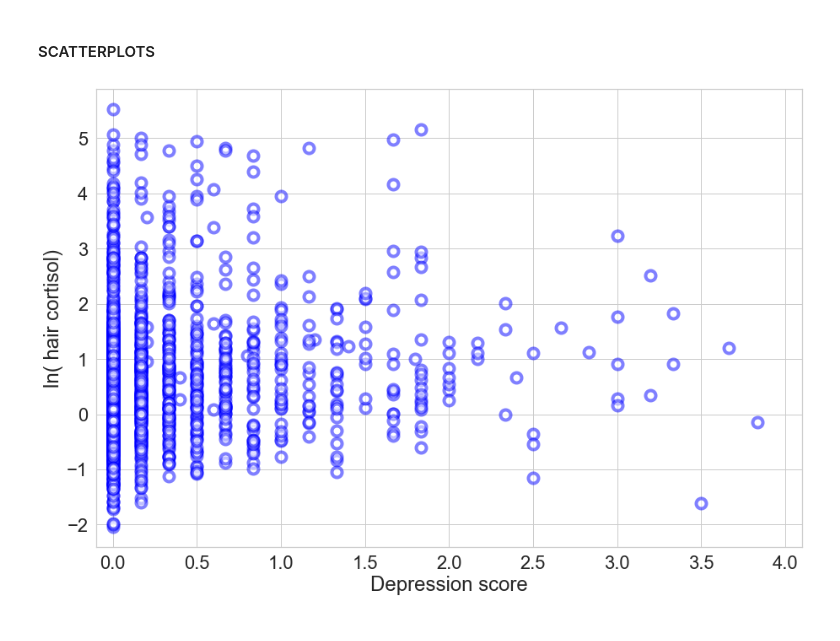
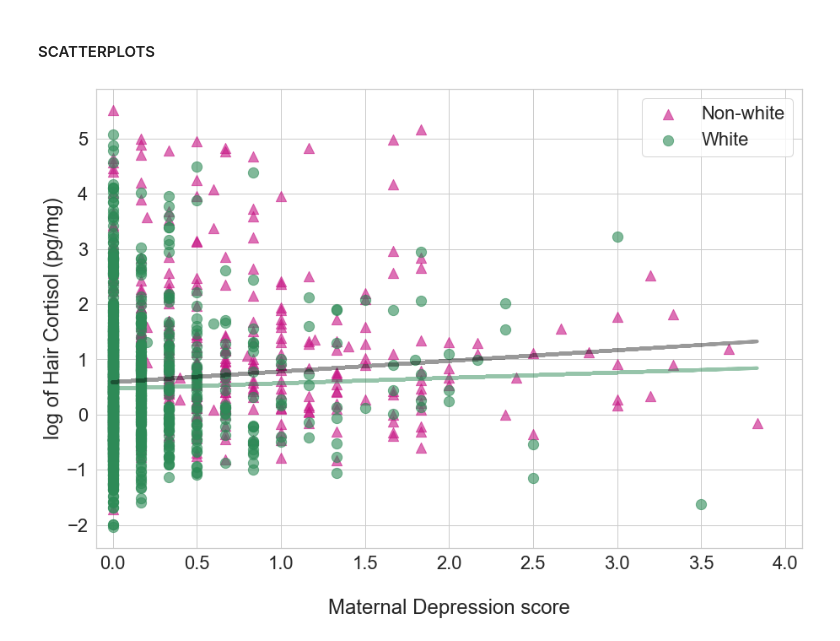
Before and after one commit to SereDef/prenatal-depression-cortisol-6y, a Jupyter notebook: 5-Plots.ipynb, the cells around one changed output. Saved outputs shown, nothing was run; the diff lists cells and outputs as text; code cells hidden in the pictures.

```diff
--- a/5-Plots.ipynb
+++ b/5-Plots.ipynb
@@ -90,15 +73,25 @@ plt.savefig("rainplot",dpi = 300, edgecolorcolor = "white",
 # %% [markdown]
 #### SCATTERPLOTS
-# %%
-f, ax2 = plt.subplots(figsize=(15, 10))
-
-ax2 = plt.plot(data['bsiScore'], data['lncortisol'], 'o', color = "blue",
-             markersize=12, markerfacecolor='white', markeredgecolor='blue',
-               markeredgewidth=4, alpha = 0.5)
-plt.xlim(-0.1, 4.1)
-plt.ylabel("ln( hair cortisol)"); plt.xlabel("Depression score")
-
-plt.savefig("scatterplot", dpi = 300, edgecolorcolor = "white",
-            facecolor = "white", pad_inches=0.1, frameon=True)
-# %% [output]
-[figure, removed]
+# %%
+data["Ethnicity"] = ["Non-white" if  x == 1 else "White" for x in data['childRaceEth']]
+
+f, ax2 = plt.subplots(figsize=(15, 10))
+
+colors = { "Non-white":'mediumvioletred', "White" :'seagreen'}
+markers = { "Non-white":'^', "White" :'o'}
+
+plt.plot(data["bsiScore"], 0.09646028*data["bsiScore"] + 0.47266192, color = 'seagreen', alpha = 0.5, lw = 4)
+plt.plot(data["bsiScore"], 0.1923598*data["bsiScore"] + 0.5887694, color = 'black', alpha = 0.4, lw = 4)
+
+grouped = data.groupby('Ethnicity')
+for key, group in grouped:
+    group.plot(ax=ax2, kind='scatter', x='bsiScore', y='lncortisol', marker = markers[key], s = 150,
+               label= key, color=colors[key], alpha = 0.6)
+
+plt.ylabel("log of Hair Cortisol (pg/mg)"); plt.xlabel("\nMaternal Depression score")
+plt.xlim(-0.1, 4.1)
+
+plt.savefig("scatterplot",dpi = 300, edgecolorcolor = "white",
+           facecolor = "white", pad_inches=0.1, frameon=True)
+# %% [output]
+[figure, added]
```
Also changed, not shown: parts of 2 cells of this notebook.
